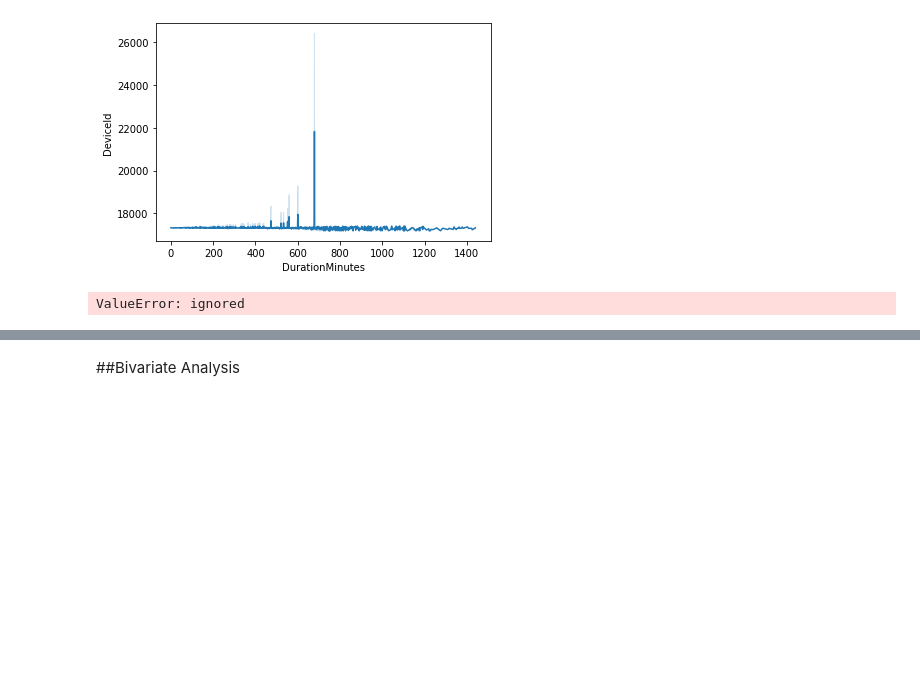
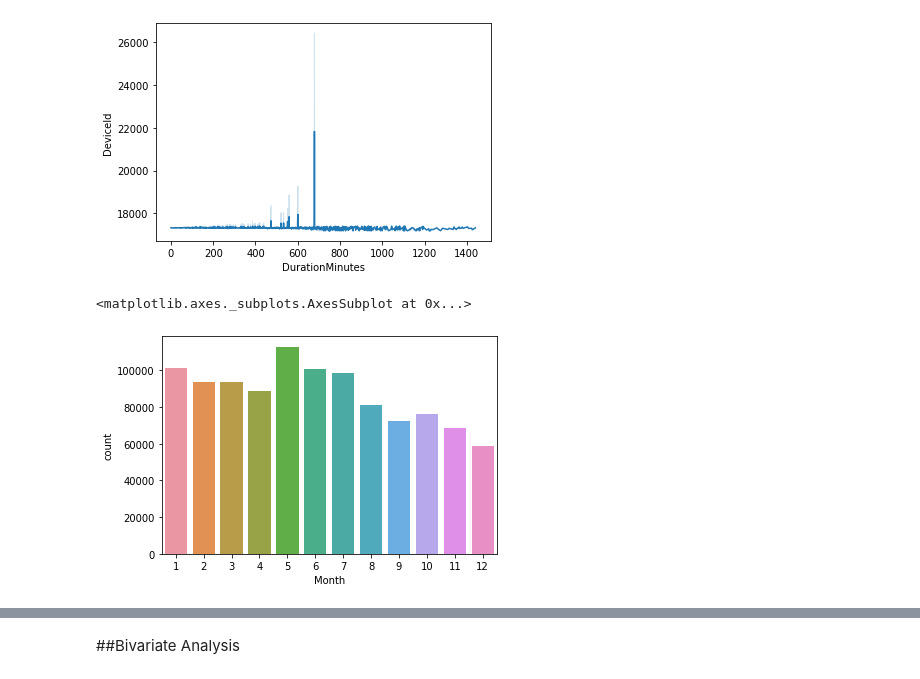
Before and after one commit to Eswa2020/Data-analysis-and-wrangling-various-projects, a Jupyter notebook: parking_system.ipynb, the cells around one changed output, grey strips where cells are left out. Drawn from its saved outputs; the diff is of its cells as text; code cells hidden in the pictures; blank space fills up the shorter version.

```diff
--- a/parking_system.ipynb
+++ b/parking_system.ipynb
@@ -627,7 +634,8 @@ sns.lineplot(x='DurationMinutes',y='DeviceId',data=dataq)
 <matplotlib.axes._subplots.AxesSubplot at 0x...>
 [figure]
 # %%
-sns.countplot(x='Monthdepart',data=dataq)
+sns.countplot(x='Month',data=dataq)
 # %% [output]
-ValueError: ignored
+<matplotlib.axes._subplots.AxesSubplot at 0x...>
+[figure, added]
 # %%
```
Also changed, not shown: parts of 11 cells of this notebook.
